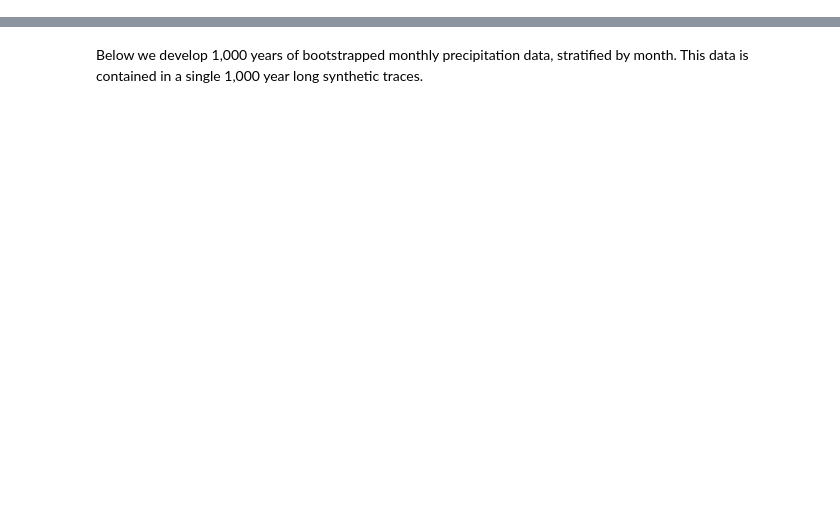
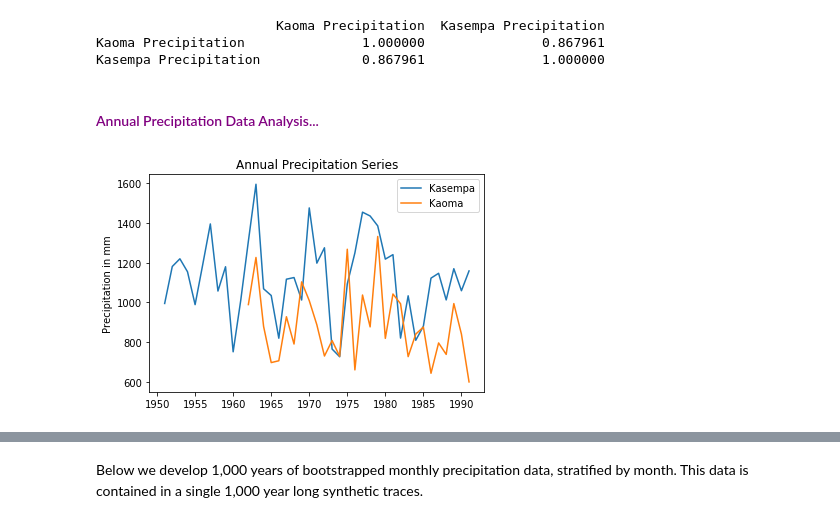
Before and after one commit to jolszew2/Iolanda, a Jupyter notebook: Iolanda.ipynb, the cells around one changed output, grey strips where cells are left out. Drawn from its saved outputs; the diff is of its cells as text; code cells hidden in the pictures; blank space fills up the shorter version.

```diff
--- a/Iolanda.ipynb
+++ b/Iolanda.ipynb
@@ -189,0 +157,29 @@ plot.boxplot(kaoma_monthly_dfs);
+# %%
+#Examining Monthly Pearson Correlation Coeffecient
+combined_df = kasempa_overlap_df.copy(deep = True)
+combined_df = combined_df.rename(columns = {'Precipitation':'Kasempa Precipitation'})
+combined_df['Kaoma Precipitation'] = kaoma_df['Precipitation']
+print(combined_df[['Kaoma Precipitation','Kasempa Precipitation']].corr())
+# %% [output]
+                       Kaoma Precipitation  Kasempa Precipitation
+Kaoma Precipitation               1.000000               0.867961
+Kasempa Precipitation             0.867961               1.000000
+# %% [markdown]
+#### <font color = purple> Annual Precipitation Data Analysis... </font>
+# %%
+#Annual Dataframes
+kaoma_year_df = kaoma_df.drop(['Year', 'Month', 'Season'], axis = 1)
+kasempa_year_df = kasempa_df.drop(['Year', 'Month', 'Season'], axis = 1)
+kaoma_year_df = kaoma_year_df.resample("Y").sum()
+kasempa_year_df = kasempa_year_df.resample("Y").sum()
+# %%
+#Plotting Annual Timeseries
+annual_precip_timeseries_figure = plt.figure()
+annual_precip_timeseries_figure = plt.title("Annual Precipitation Series")
+annual_precip_timeseries_figure = plt.ylabel("Precipitation in mm")
+annual_precip_timeseries_figure = plt.plot(kasempa_year_df.index, kasempa_year_df['Precipitation'], label = 'Kasempa')
+annual_precip_timeseries_figure = plt.plot(kaoma_year_df.index, kaoma_year_df['Precipitation'], label = 'Kaoma')
+annual_precip_timeseries_figure = plt.legend()
+annual_precip_timeseries_figure = plt.show()
+# %% [output]
+[figure, added]
```
Also changed, not shown: parts of 85 cells of this notebook.
